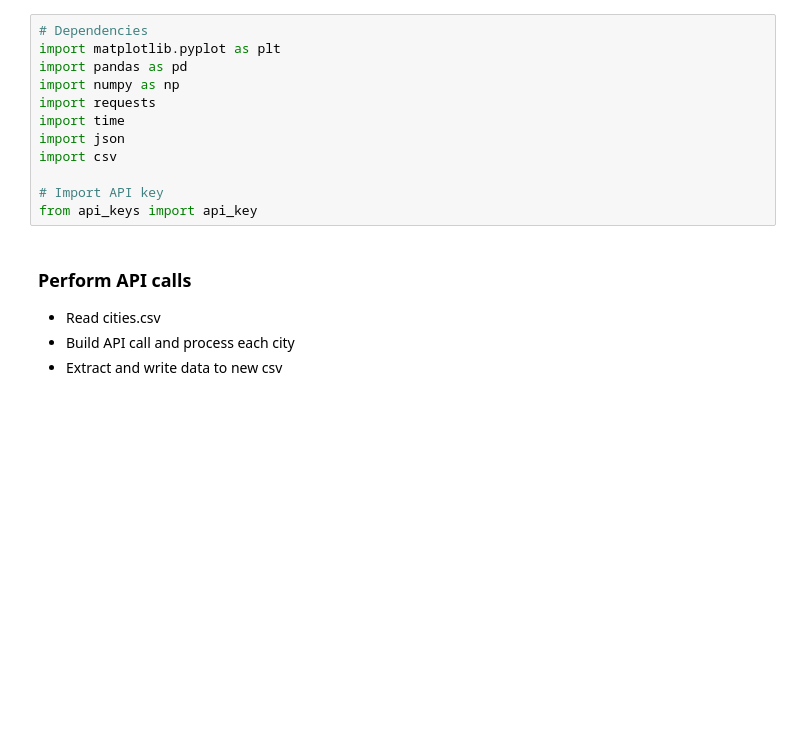
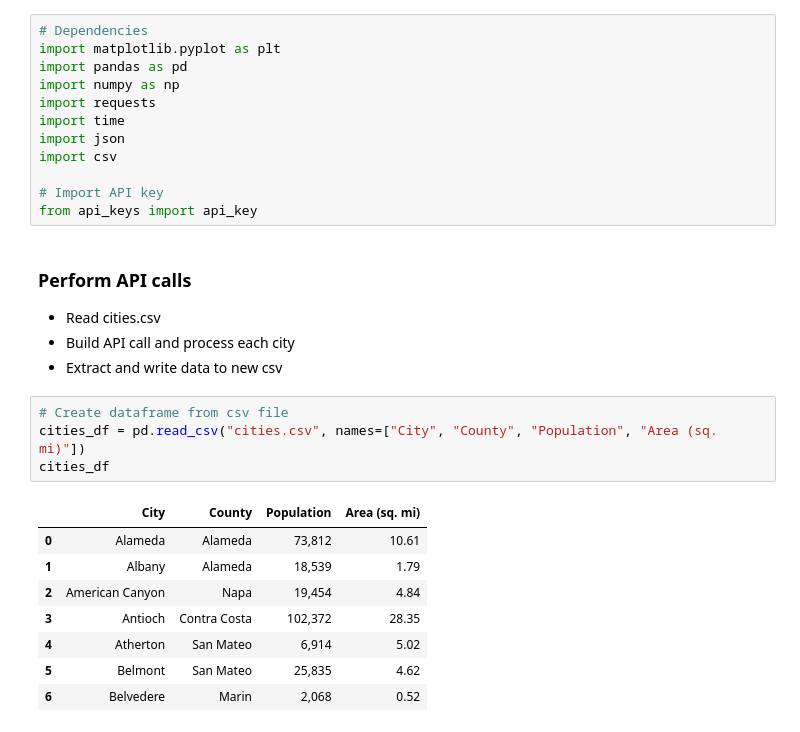
Before and after one commit to lquasem/Project-1, a Jupyter notebook: yelp_calls.ipynb, the cells around one changed output. Saved outputs shown, nothing was run; the diff lists cells and outputs as text; blank space fills up the shorter version.

```diff
--- a/yelp_calls.ipynb
+++ b/yelp_calls.ipynb
@@ -39,3 +39,16 @@ from api_keys import api_key
 - Read cities.csv
 - Build API call and process each city
 - Extract and write data to new csv
+# %%
+# Create dataframe from csv file
+cities_df = pd.read_csv("cities.csv", names=["City", "County", "Population", "Area (sq. mi)"])
+cities_df
+# %% [output]
+|  | City | County | Population | Area (sq. mi) |
+| 0 | Alameda | Alameda | 73,812 | 10.61 |
+| 1 | Albany | Alameda | 18,539 | 1.79 |
+| 2 | American Canyon | Napa | 19,454 | 4.84 |
+| 3 | Antioch | Contra Costa | 102,372 | 28.35 |
+| 4 | Atherton | San Mateo | 6,914 | 5.02 |
+| 5 | Belmont | San Mateo | 25,835 | 4.62 |
+| 6 | Belvedere | Marin | 2,068 | 0.52 |
```
Also changed, not shown: parts of 3 cells of this notebook, 2 other files.
